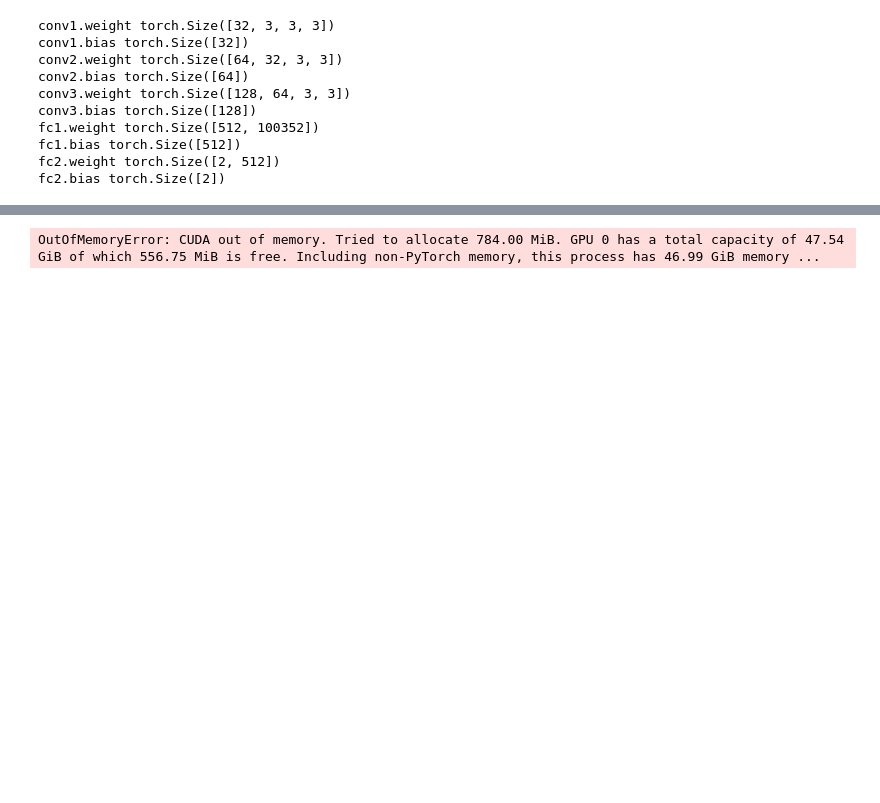
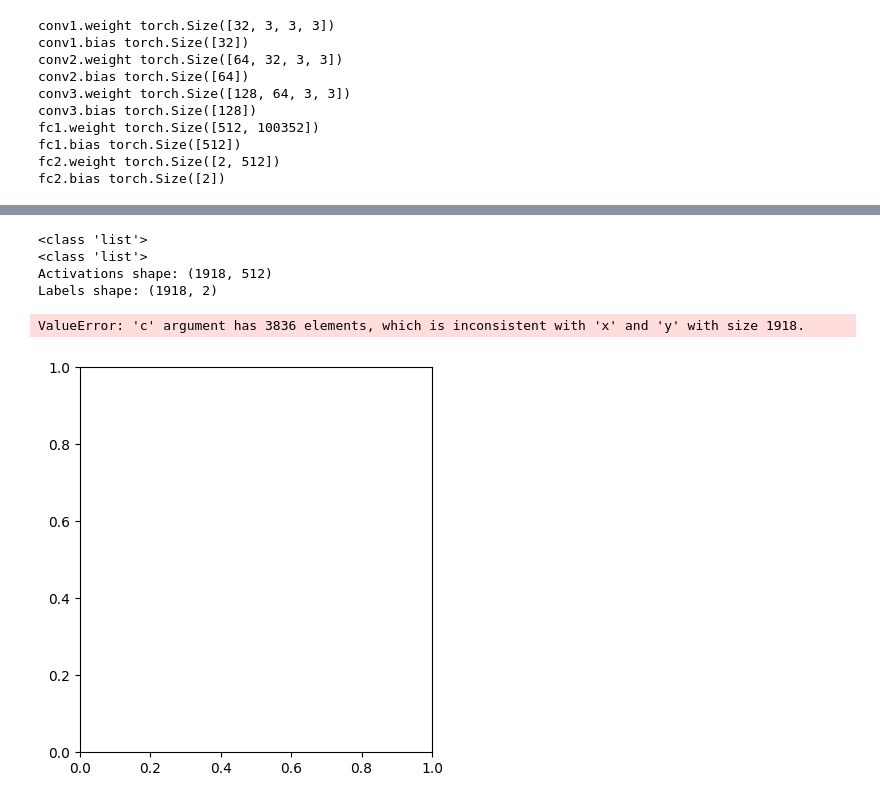
Before and after one commit to jpsousaUP/SSL_Project_1, a Jupyter notebook: notebooks/Pytorch/Regression_SimpleCNN_1.ipynb, the cells around one changed output, grey strips where cells are left out. Saved outputs shown, nothing was run; the diff lists cells and outputs as text; code cells hidden in the pictures; blank space fills up the shorter version.

```diff
--- a/notebooks/Pytorch/Regression_SimpleCNN_1.ipynb
+++ b/notebooks/Pytorch/Regression_SimpleCNN_1.ipynb
@@ -382,0 +378,36 @@ Mean Squared Error: 0.0003
+# %%
+# create a seond model that is the same as model until fc1
+class SimpleCNN_reg2(nn.Module):
+    def __init__(self):
+        super(SimpleCNN_reg2, self).__init__()
+        self.conv1 = nn.Conv2d(3, 32, kernel_size=3, padding=1) # 4 channels -> 3 channels + batch size
+        self.conv2 = nn.Conv2d(32, 64, kernel_size=3, padding=1)
+        self.conv3 = nn.Conv2d(64, 128, kernel_size=3, padding=1)
+        self.fc1 = nn.Linear(128*28*28, 512)
+
+    def forward(self, x):
+        x = F.relu(self.conv1(x))
+        x = F.max_pool2d(x, 2)
+        x = F.relu(self.conv2(x))
+        x = F.max_pool2d(x, 2)
+        x = F.relu(self.conv3(x))
+        x = F.max_pool2d(x, 2)
+        x = x.view(-1, 128*28*28)
+        x = F.relu(self.fc1(x))
+        return x
+
+model2 = SimpleCNN_reg2()
+print(model2)
+
+# set the weights of model2 to be the same as model
+model2.conv1.weight = model.conv1.weight
+model2.conv1.bias = model.conv1.bias
+model2.conv2.weight = model.conv2.weight
+model2.conv2.bias = model.conv2.bias
+model2.conv3.weight = model.conv3.weight
+model2.conv3.bias = model.conv3.bias
+model2.fc1.weight = model.fc1.weight
+model2.fc1.bias = model.fc1.bias
+
+# Set the model to evaluation mode
+model2.eval()
@@ -399,12 +443,12 @@ with torch.no_grad():
     for batch in tqdm(test_dataloader, desc='Validation'):
         images, targets = batch
         # Forward pass until the fc1 layer (fc1 is the first fully connected layer)
-        output_fc1 = model.conv3(model.conv2(model.conv1(images)))
-        output_fc1 = output_fc1.view(output_fc1.size(0), -1)
+        # Forward pass until the convolutional layers
+        output_model_2 = model2(images)
 
 
         # Append to the list of activations
-        activations.extend(output_fc1)
+        activations.extend(output_model_2.cpu().numpy())
         # Append to the list of labels
         labels.extend(np.array(targets.cpu()))
 
@@ -415,31 +459,36 @@ print(type(labels))
 activations = np.array(activations)
 labels = np.array(labels)
 
 # print shapes
 print("Activations shape:", activations.shape)
 print("Labels shape:", labels.shape)
 
 # Perform PCA
 pca = PCA(n_components=2)
 pca_result = pca.fit_transform(activations)
 
 # Perform t-SNE
 tsne = TSNE(n_components=2, perplexity=30.0, n_iter=1000, random_state=42)
 tsne_result = tsne.fit_transform(activations)
 
 # Plot PCA
 plt.figure(figsize=(10, 5))
 plt.subplot(1, 2, 1)
 plt.scatter(pca_result[:, 0], pca_result[:, 1], c=labels, cmap=plt.cm.get_cmap("jet", 2))
 plt.colorbar(ticks=range(2))
 plt.title('PCA')
 
 # Plot t-SNE
 plt.subplot(1, 2, 2)
 plt.scatter(tsne_result[:, 0], tsne_result[:, 1], c=labels, cmap=plt.cm.get_cmap("jet", 2))
 plt.colorbar(ticks=range(2))
 plt.title('t-SNE')
 
 plt.show()
 # %% [output]
-OutOfMemoryError: CUDA out of memory. Tried to allocate 784.00 MiB. GPU 0 has a total capacity of 47.54 GiB of which 556.75 MiB is free. Including non-PyTorch memory, this process has 46.99 GiB memory ...
+<class 'list'>
+<class 'list'>
+Activations shape: (1918, 512)
+Labels shape: (1918, 2)
+ValueError: 'c' argument has 3836 elements, which is inconsistent with 'x' and 'y' with size 1918.
+[figure, added]
```
Also changed, not shown: parts of 4 cells of this notebook.
